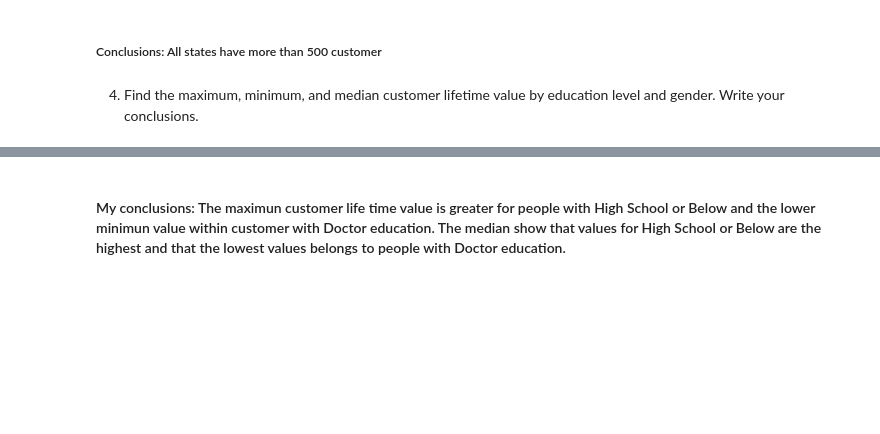
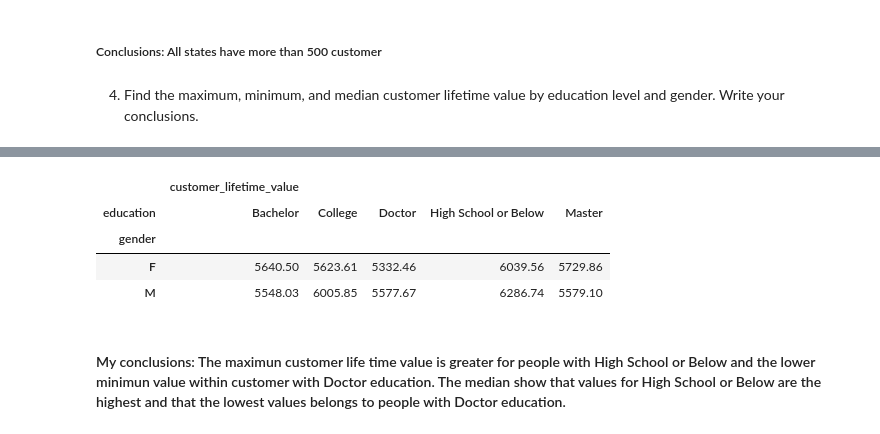
Before and after one commit to data-bootcamp-v4/lab-dw-data-aggregation-and-filtering, a Jupyter notebook: lab-dw-aggregating_Gian_Romano.ipynb, the cells around one changed output, grey strips where cells are left out. Cells and saved outputs as stored; diff of their text form; code cells hidden in the pictures; blank space fills up the shorter version.

```diff
--- a/lab-dw-aggregating_Gian_Romano.ipynb
+++ b/lab-dw-aggregating_Gian_Romano.ipynb
@@ -164,3 +159,13 @@ dtype: float64
+# %%
+# median
+pivot_df = df.pivot_table(index='gender', columns='education', values=['customer_lifetime_value'], aggfunc='median')
+round(pivot_df,2)
+# %% [output]
+|  | customer_lifetime_value |  |  |  |  |
+| education | Bachelor | College | Doctor | High School or Below | Master |
+| gender |  |  |  |  |  |
+| F | 5640.50 | 5623.61 | 5332.46 | 6039.56 | 5729.86 |
+| M | 5548.03 | 6005.85 | 5577.67 | 6286.74 | 5579.10 |
 # %% [markdown]
 #### My conclusions: The maximun customer life time value is greater for people with High School or Below and the lower minimun value within customer with Doctor education. The median show that values for High School or Below are the highest and that the lowest values belongs to people with Doctor education.
 # %% [markdown]
```
Also changed, not shown: parts of 3 cells of this notebook.
